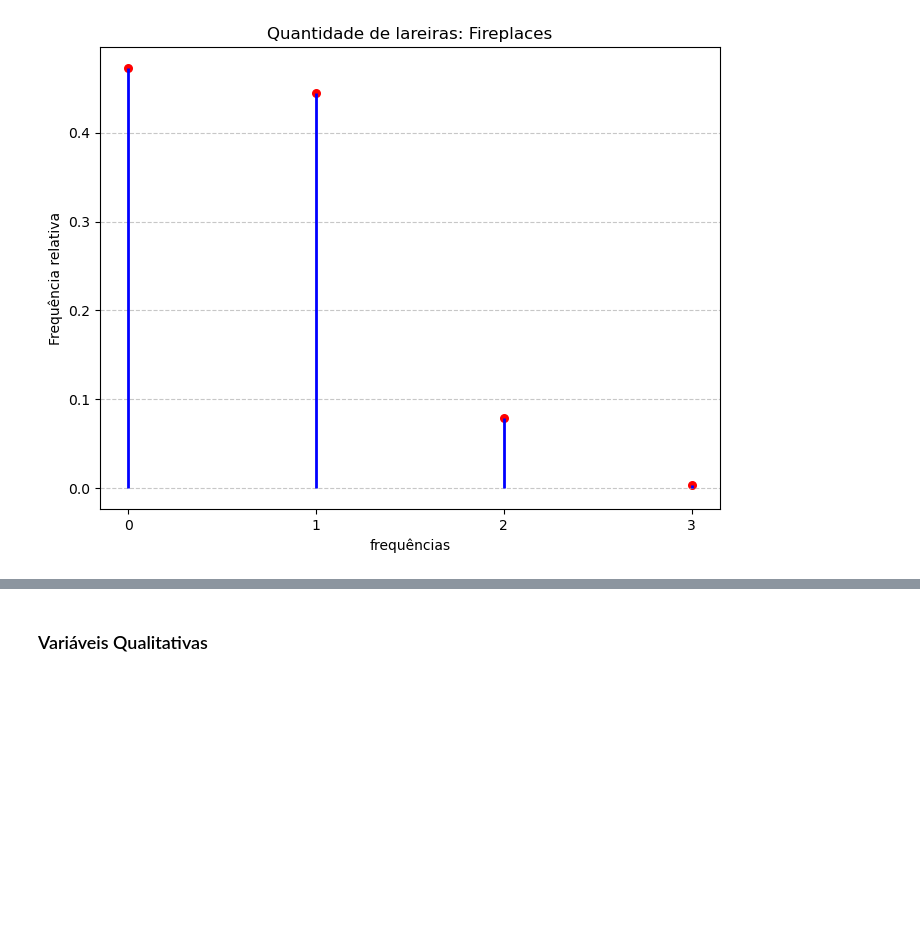
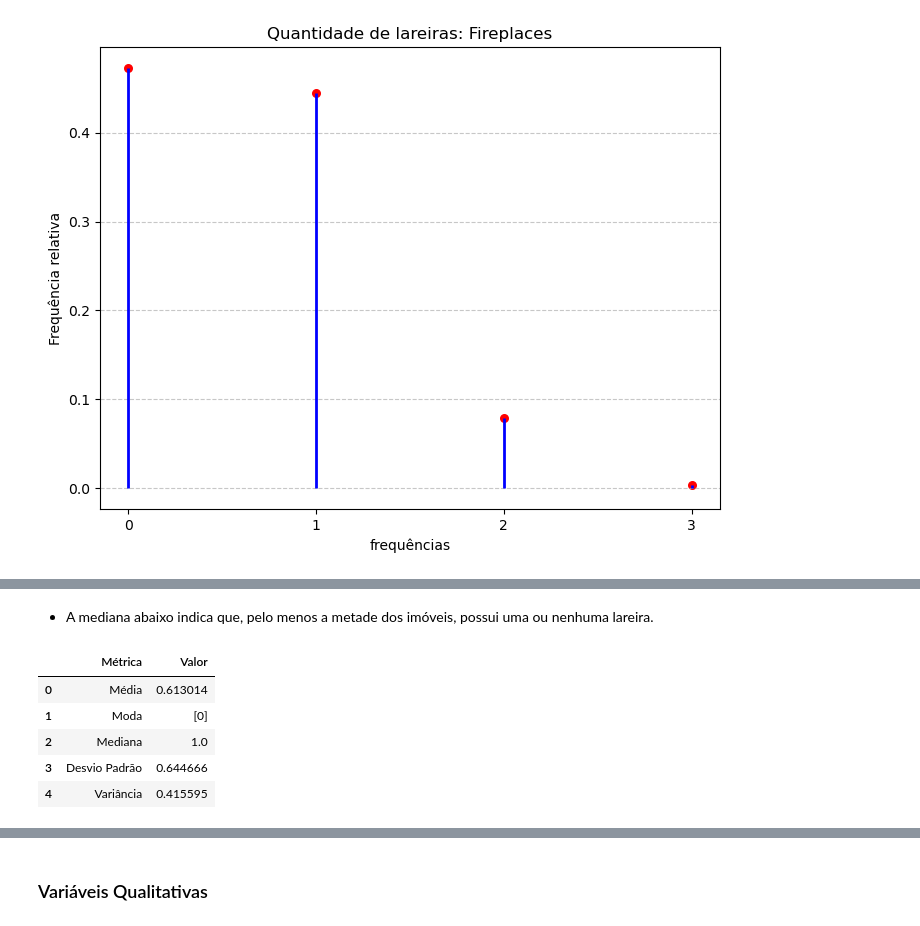
Before and after one commit to Cauaxavier/projeto-ti, a Jupyter notebook: main.ipynb, the cells around one changed output, grey strips where cells are left out. Saved outputs shown, nothing was run; the diff lists cells and outputs as text; code cells hidden in the pictures; blank space fills up the shorter version.

```diff
--- a/main.ipynb
+++ b/main.ipynb
@@ -258,0 +330,11 @@ graficoDiscreto(dadosTreino, "Fireplaces", "Quantidade de lareiras")
+# %% [markdown]
+- A mediana abaixo indica que, pelo menos a metade dos imóveis, possui uma ou nenhuma lareira.
+# %%
+medidasDispersaoPosicao(dadosTreino, "Fireplaces")
+# %% [output]
+|  | Métrica | Valor |
+| 0 | Média | 0.613014 |
+| 1 | Moda | [0] |
+| 2 | Mediana | 1.0 |
+| 3 | Desvio Padrão | 0.644666 |
+| 4 | Variância | 0.415595 |
```
Also changed, not shown: parts of 15 cells of this notebook.
